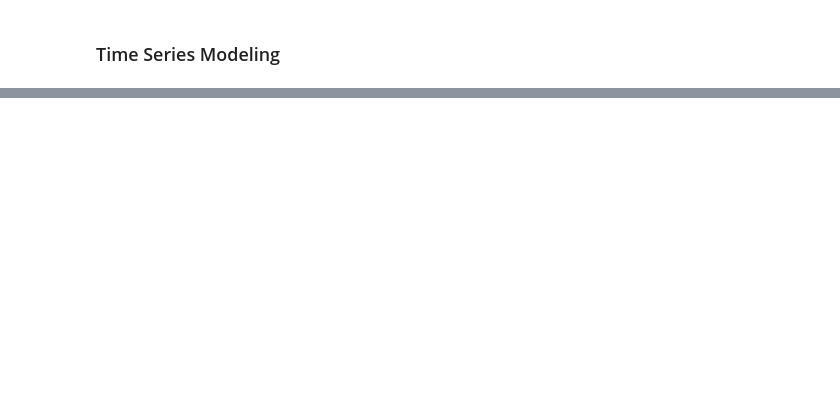
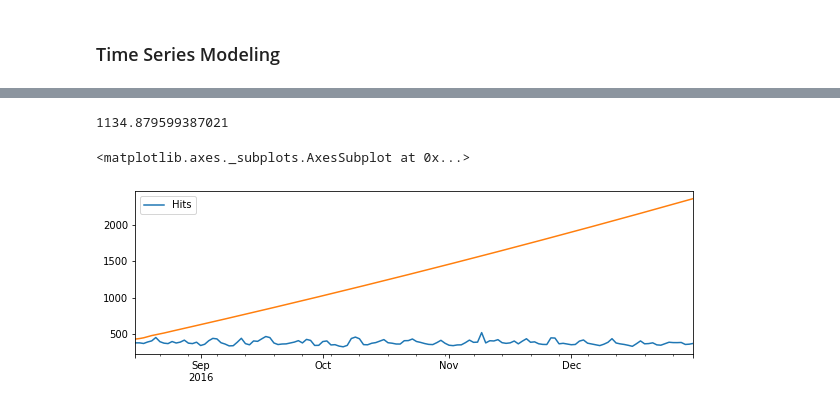
Before and after one commit to christinejiang11/personal_projects, a Jupyter notebook: Web_Traffic_Time_Series/Web_Traffic_Prediction.ipynb, the cells around one changed output, grey strips where cells are left out. Cells and saved outputs as stored; diff of their text form; code cells hidden in the pictures; blank space fills up the shorter version.

```diff
--- a/Web_Traffic_Time_Series/Web_Traffic_Prediction.ipynb
+++ b/Web_Traffic_Time_Series/Web_Traffic_Prediction.ipynb
@@ -274,0 +222,35 @@ plt.plot(predictions[0])
+# %%
+marker = int(avg_df.shape[0]*0.75)
+train = avg_df.iloc[0:marker]
+test = avg_df.iloc[marker:]
+
+p=q=d=range(0,5)
+pdq = list(itertools.product(p,d,q))
+
+aics = []
+best_aic = 9999
+for param in tqdm(pdq):
+    try:
+        arima = ARIMA(train, order = param).fit()
+        if arima.aic < best_aic:
+            aics = ({param: arima.aic})
+            best_aic = arima.aic
+        if arima.aic == best_aic:
+            aics.append({param: arima.aic})
+            best_aic = arima.aic
+    except:
+        continue
+# %%
+best_arima = ARIMA(train, order = (4,1,4))
+predictions = arima.forecast(steps = test.shape[0])
+squared_error = mean_squared_error(test, predictions[0])
+mean_error = np.sqrt(squared_error)
+mean_error
+# %% [output]
+1134.879599387021
+# %%
+axes = test.plot()
+pd.Series(predictions[0], index =test.index).plot(ax=axes)
+# %% [output]
+<matplotlib.axes._subplots.AxesSubplot at 0x...>
+[figure, added]
```
Also changed, not shown: parts of 18 cells of this notebook.
